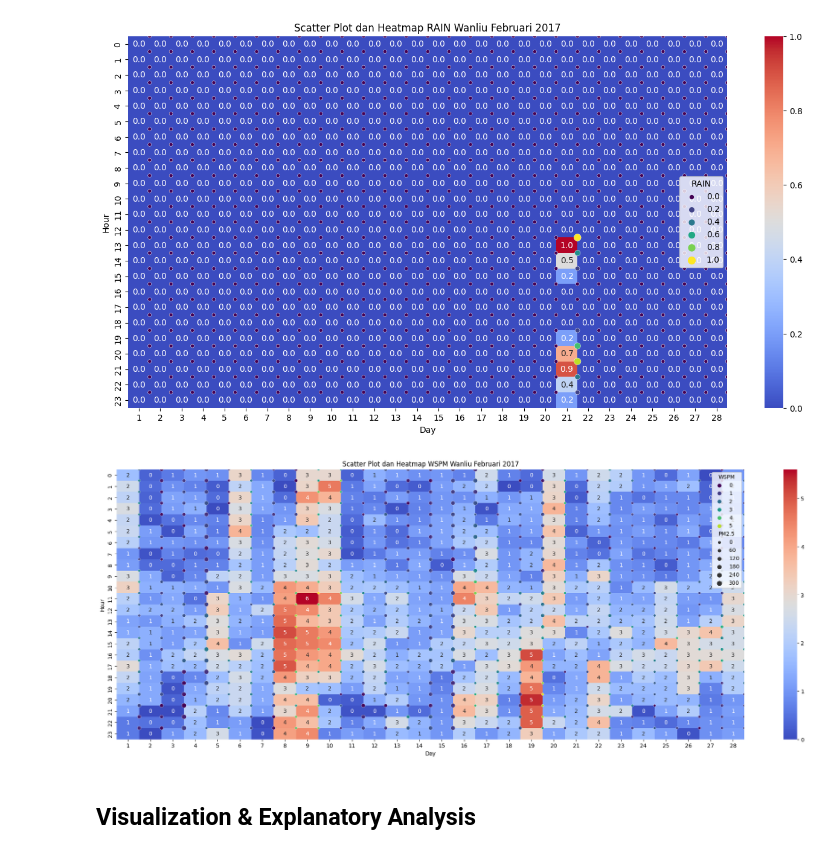
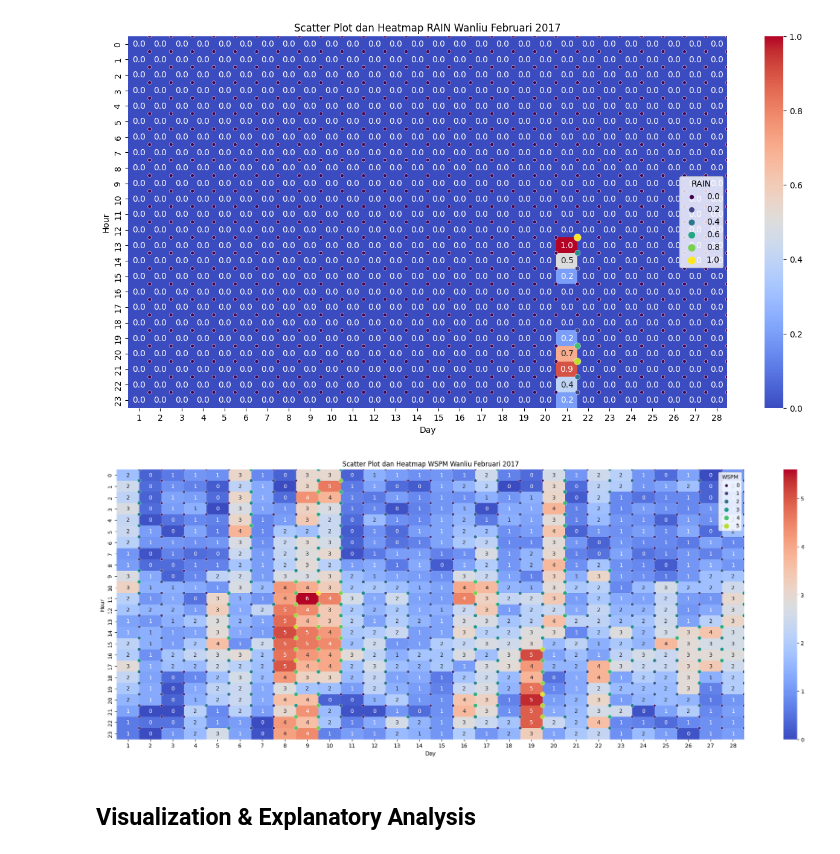
Before and after one commit to pambudilanggeng/PortoProject, a Jupyter notebook: Notebook_dicoding_submission.ipynb, the cells around one changed output. Saved outputs shown, nothing was run; the diff lists cells and outputs as text; code cells hidden in the pictures.

```diff
--- a/Notebook_dicoding_submission.ipynb
+++ b/Notebook_dicoding_submission.ipynb
@@ -229,18 +227,18 @@ plt.show()
 # %%
 plt.figure(figsize=(26, 9))
 heatmap_data = filtered_data.pivot_table(index='hour', columns='day', values='WSPM')
 yticklabels = [str(i) for i in range(24)]
 heatmap = sns.heatmap(heatmap_data, cmap='coolwarm', annot=True, fmt=".0f", yticklabels=yticklabels)
 
 # Membuat scatter plot
-sns.scatterplot(data=filtered_data, x='day', y='hour', hue='WSPM', palette='viridis', size='PM2.5')
+sns.scatterplot(data=filtered_data, x='day', y='hour', hue='WSPM', palette='viridis', size='WSPM')
 
 plt.title('Scatter Plot dan Heatmap WSPM Wanliu Februari 2017')
 plt.xlabel('Day')
 plt.ylabel('Hour')
 
 plt.show()
 # %% [output]
-[figure, old version]
+[figure, new version]
 # %% [markdown]
 ## Visualization & Explanatory Analysis
```
Also changed, not shown: parts of 22 cells of this notebook.
